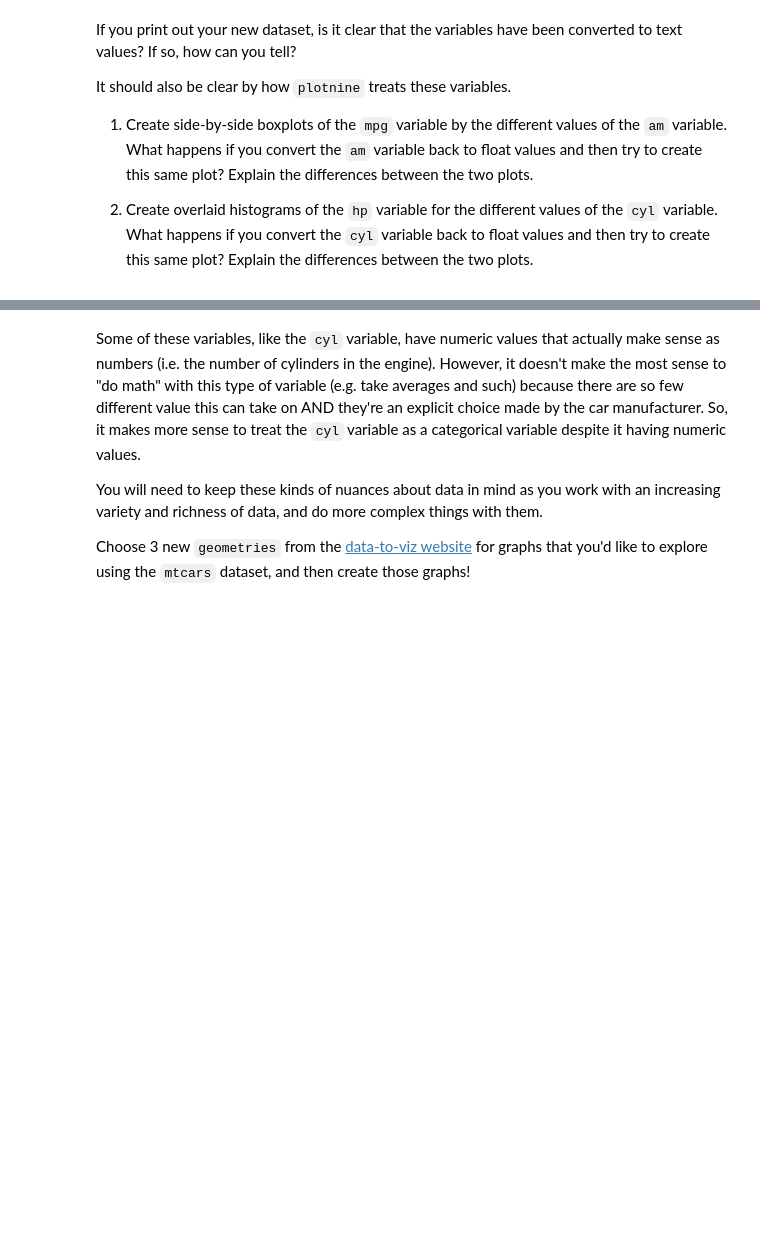
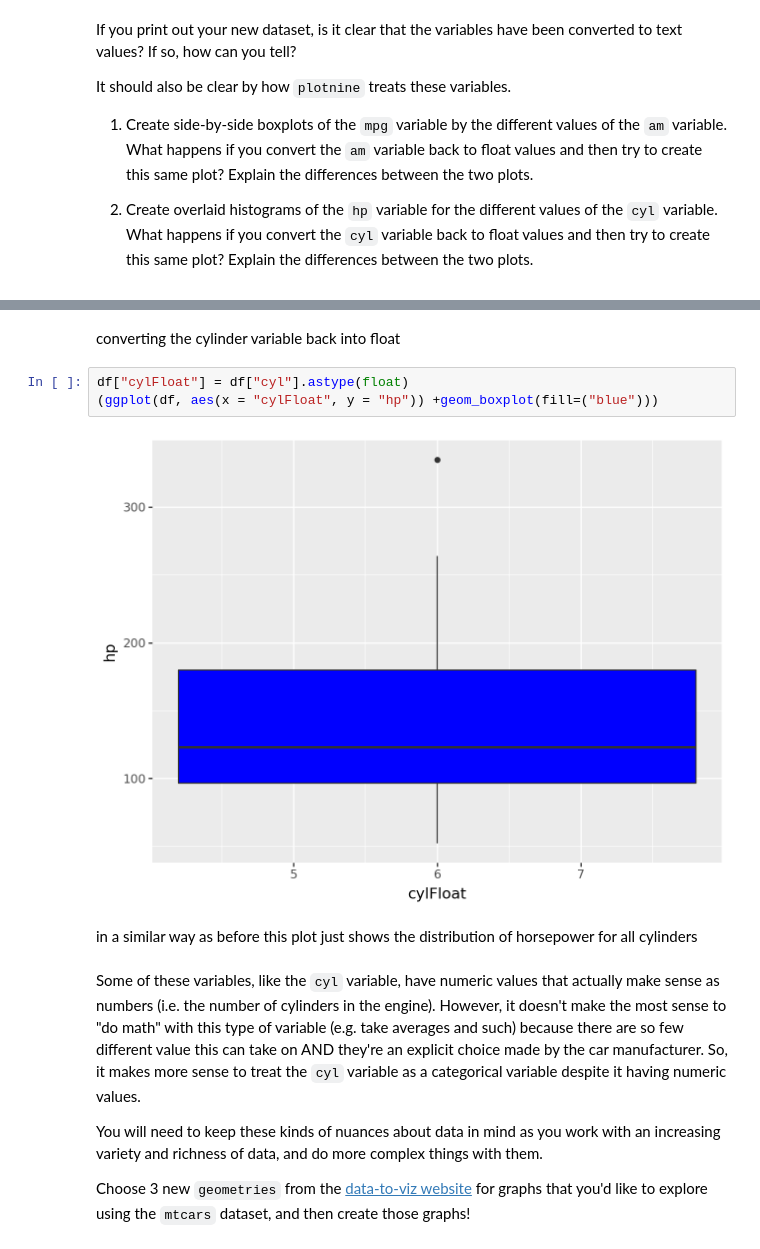
Before and after one commit to davisbove/GSB_544, a Jupyter notebook: Introduction_to_Data_Viz_Using_mtcars_Dataset.ipynb, the cells around one changed output, grey strips where cells are left out. Drawn from its saved outputs; the diff is of its cells as text; blank space fills up the shorter version.

```diff
--- a/Introduction_to_Data_Viz_Using_mtcars_Dataset.ipynb
+++ b/Introduction_to_Data_Viz_Using_mtcars_Dataset.ipynb
@@ -109,3 +119,12 @@ It should also be clear by how `plotnine` treats these variables.
+# %% [markdown]
+converting the cylinder variable back into float
+# %%
+df["cylFloat"] = df["cyl"].astype(float)
+(ggplot(df, aes(x = "cylFloat", y = "hp")) +geom_boxplot(fill=("blue")))
+# %% [output]
+[figure, added]
+# %% [markdown]
+in a similar way as before this plot just shows the distribution of horsepower for all cylinders
 # %% [markdown]
 Some of these variables, like the `cyl` variable, have numeric values that actually make sense as numbers (i.e. the number of cylinders in the engine). However, it doesn't make the most sense to "do math" with this type of variable (e.g. take averages and such) because there are so few different value this can take on AND they're an explicit choice made by the car manufacturer. So, it makes more sense to treat the `cyl` variable as a categorical variable despite it having numeric values.
 
```
Also changed, not shown: parts of 11 cells of this notebook.
